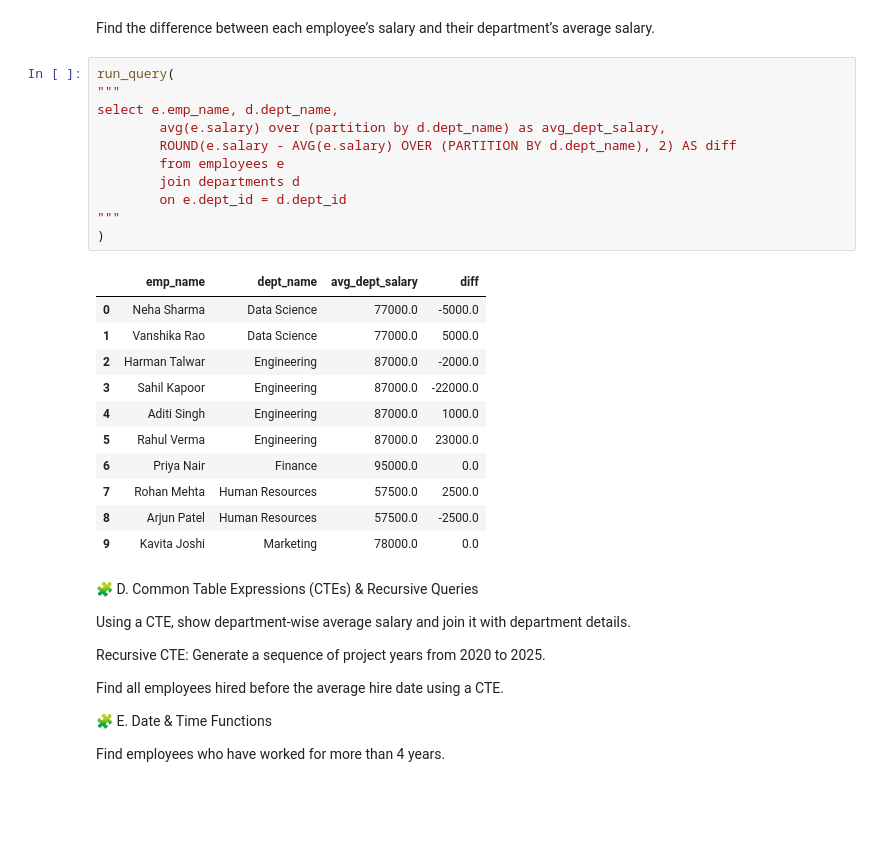
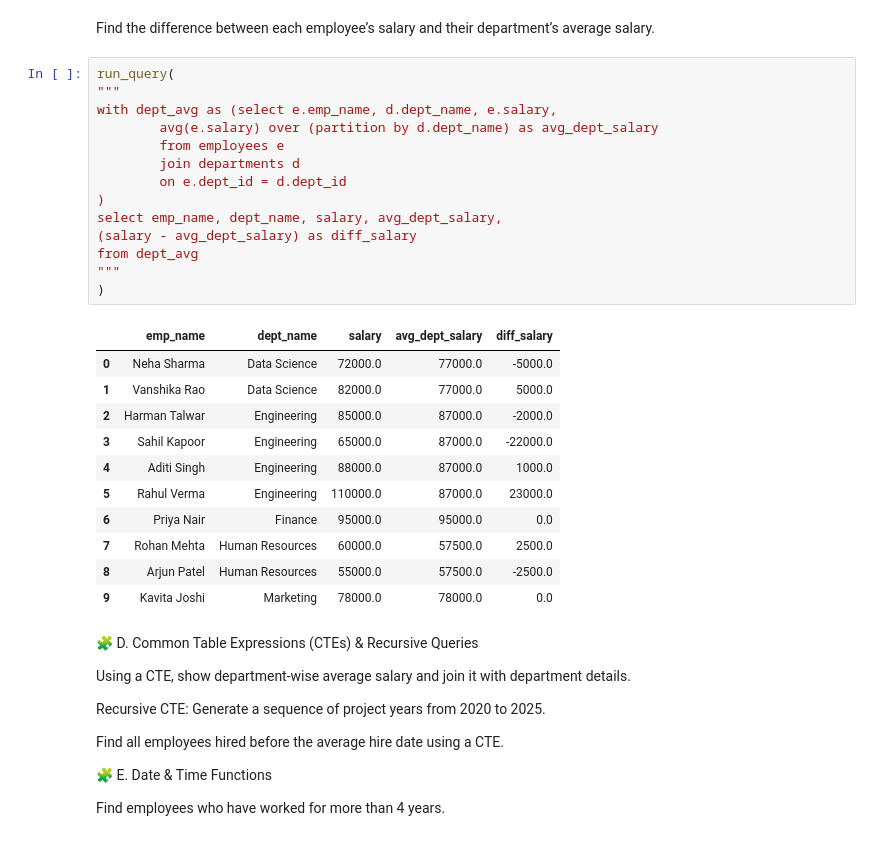
Before and after one commit to Sahil-x-boop/Data_Engineer, a Jupyter notebook: SQL/Day1/begins.ipynb, the cells around one changed output. Drawn from its saved outputs; the diff is of its cells as text; blank space fills up the shorter version.

```diff
--- a/SQL/Day1/begins.ipynb
+++ b/SQL/Day1/begins.ipynb
@@ -453,26 +453,29 @@ Find the difference between each employee’s salary and their department’s av
 # %%
 run_query(
 """
-select e.emp_name, d.dept_name,
-        avg(e.salary) over (partition by d.dept_name) as avg_dept_salary,
-        ROUND(e.salary - AVG(e.salary) OVER (PARTITION BY d.dept_name), 2) AS diff
+with dept_avg as (select e.emp_name, d.dept_name, e.salary,
+        avg(e.salary) over (partition by d.dept_name) as avg_dept_salary
         from employees e
         join departments d
         on e.dept_id = d.dept_id
+)
+select emp_name, dept_name, salary, avg_dept_salary,
+(salary - avg_dept_salary) as diff_salary
+from dept_avg
 """
 )
 # %% [output]
-|  | emp_name | dept_name | avg_dept_salary | diff |
-| 0 | Neha Sharma | Data Science | 77000.0 | -5000.0 |
-| 1 | Vanshika Rao | Data Science | 77000.0 | 5000.0 |
-| 2 | Harman Talwar | Engineering | 87000.0 | -2000.0 |
-| 3 | Sahil Kapoor | Engineering | 87000.0 | -22000.0 |
-| 4 | Aditi Singh | Engineering | 87000.0 | 1000.0 |
-| 5 | Rahul Verma | Engineering | 87000.0 | 23000.0 |
-| 6 | Priya Nair | Finance | 95000.0 | 0.0 |
-| 7 | Rohan Mehta | Human Resources | 57500.0 | 2500.0 |
-| 8 | Arjun Patel | Human Resources | 57500.0 | -2500.0 |
-| 9 | Kavita Joshi | Marketing | 78000.0 | 0.0 |
+|  | emp_name | dept_name | salary | avg_dept_salary | diff_salary |
+| 0 | Neha Sharma | Data Science | 72000.0 | 77000.0 | -5000.0 |
+| 1 | Vanshika Rao | Data Science | 82000.0 | 77000.0 | 5000.0 |
+| 2 | Harman Talwar | Engineering | 85000.0 | 87000.0 | -2000.0 |
+| 3 | Sahil Kapoor | Engineering | 65000.0 | 87000.0 | -22000.0 |
+| 4 | Aditi Singh | Engineering | 88000.0 | 87000.0 | 1000.0 |
+| 5 | Rahul Verma | Engineering | 110000.0 | 87000.0 | 23000.0 |
+| 6 | Priya Nair | Finance | 95000.0 | 95000.0 | 0.0 |
+| 7 | Rohan Mehta | Human Resources | 60000.0 | 57500.0 | 2500.0 |
+| 8 | Arjun Patel | Human Resources | 55000.0 | 57500.0 | -2500.0 |
+| 9 | Kavita Joshi | Marketing | 78000.0 | 78000.0 | 0.0 |
 # %% [markdown]
 
 
```
